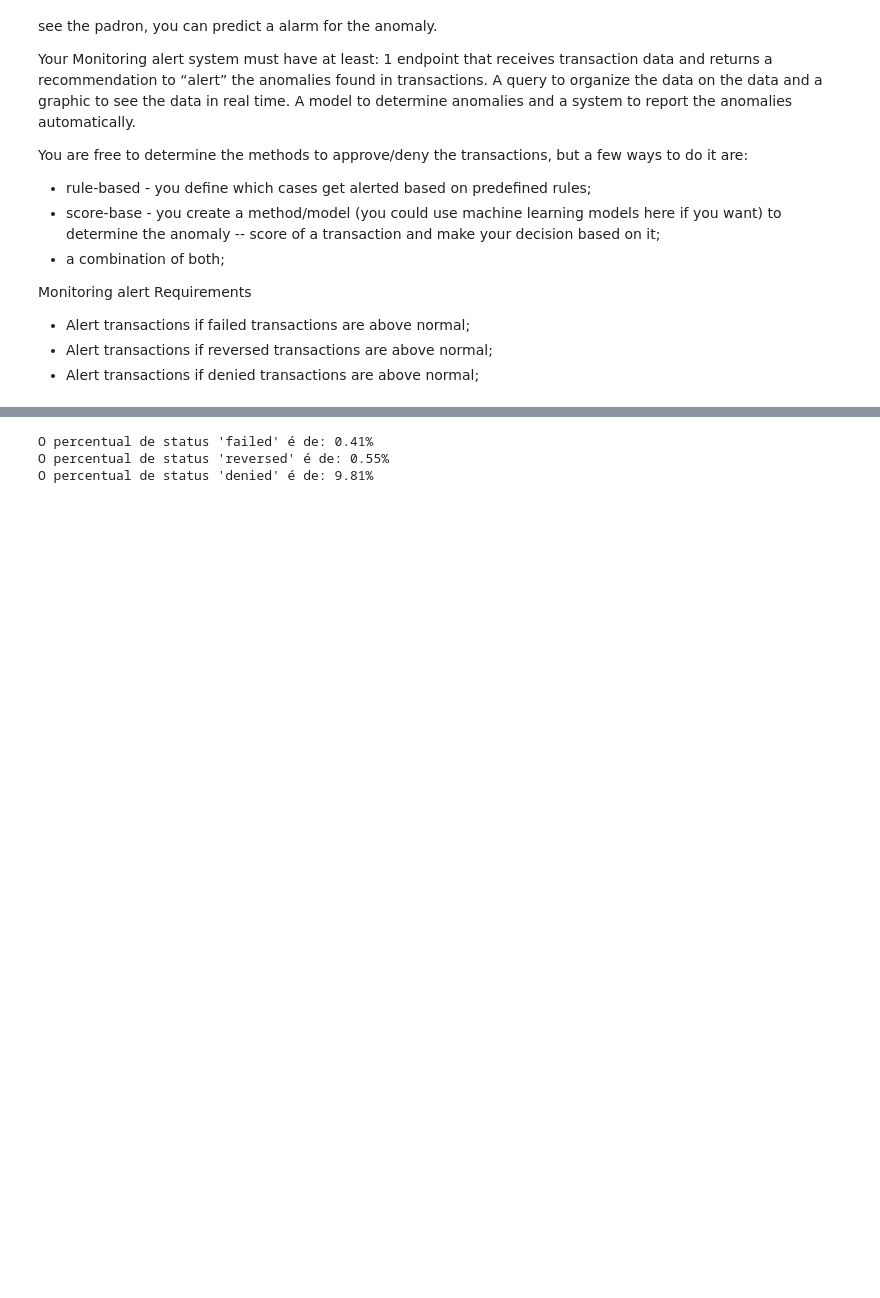
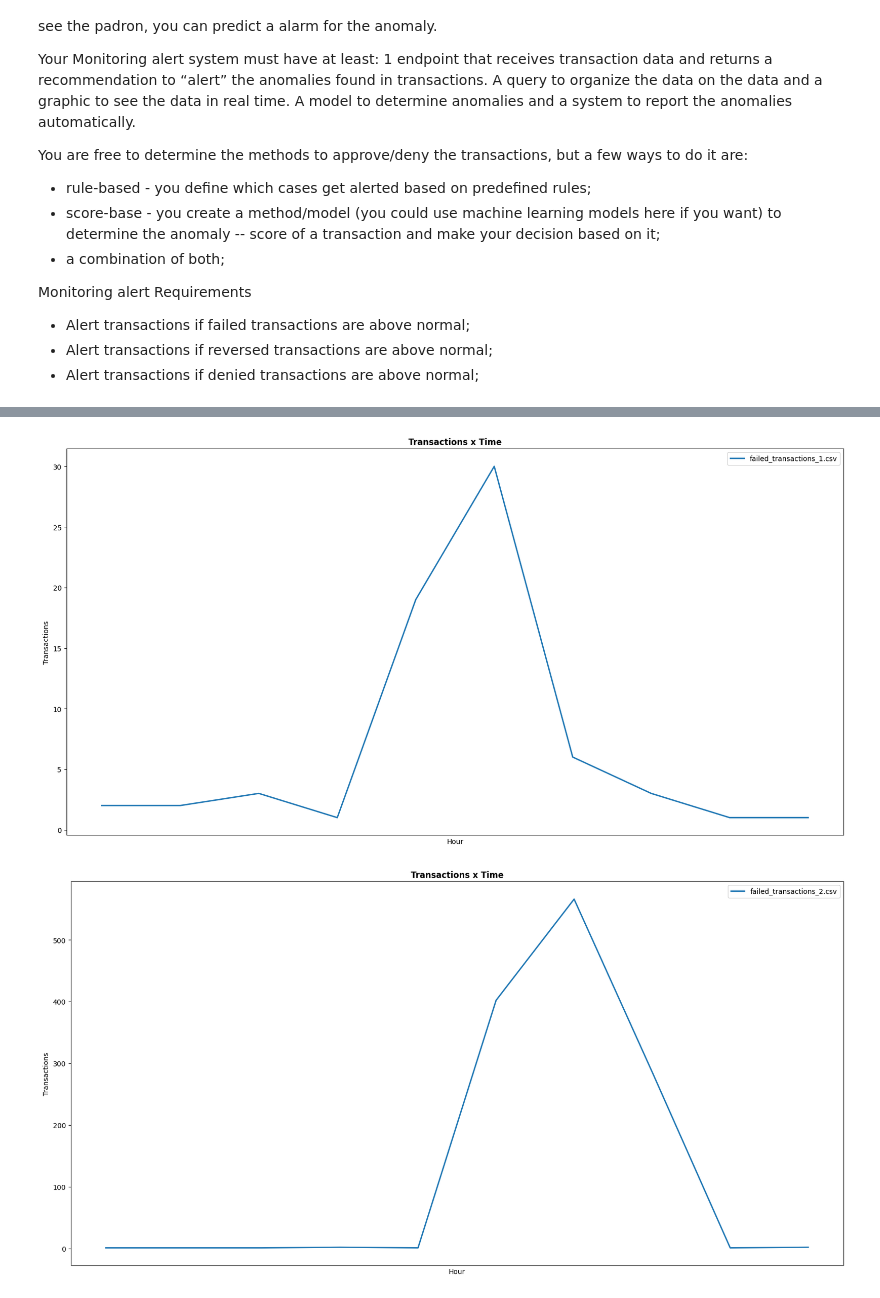
Before and after one commit to pedrofonsecapadilha/CloudWalk_Test, a Jupyter notebook: 3.2-SolveTheProblem.ipynb, the cells around one changed output, grey strips where cells are left out. Cells and saved outputs as stored; diff of their text form; code cells hidden in the pictures; blank space fills up the shorter version.

```diff
--- a/3.2-SolveTheProblem.ipynb
+++ b/3.2-SolveTheProblem.ipynb
@@ -239,62 +142,10 @@ O percentual de status 'denied' é de: 10.26%
-# %%
-import pandas as pd
-import pandasql as ps
-import matplotlib.pyplot as plt
-import numpy as np
-
-data_2 = pd.read_csv("transactions_2.csv")
-data_2[['hour', 'minutes']] = data_2.time.str.split("h ", expand = True)
-data_2.head(5)
-
-data_2_total = ps.sqldf("""
-SELECT
-    SUM (ALL count) AS 'total_count'
-FROM
-    data_2
-""")
-
-# CÁLCULO DO % FAILED
-
-data_2_failed = ps.sqldf("""
-SELECT
-    SUM (ALL count) AS 'failed_count'
-FROM
-    data_2
-WHERE
-    status = 'failed'
-""")
-
-failed_med = round(float((data_2_failed.iloc[:,0].values / data_2_total.iloc[:,0].values)*100), 2)
-print(f"O percentual de status 'failed' é de: {failed_med}%")
-
-# CÁLCULO DO % REVERSED
-
-data_2_reversed = ps.sqldf("""
-SELECT
-    SUM (ALL count) AS 'reversed_count'
-FROM
-    data_2
-WHERE
-    status = 'reversed'
-""")
-
-reversed_med = round(float((data_2_reversed.iloc[:,0].values / data_2_total.iloc[:,0].values)*100), 2)
-print(f"O percentual de status 'reversed' é de: {reversed_med}%")
-
-# CÁLCULO DO % DENIED
-
-data_2_denied = ps.sqldf("""
-SELECT
-    SUM (ALL count) AS 'denied_count'
-FROM
-    data_2
-WHERE
-    status = 'denied'
-""")
-
-denied_med = round(float((data_2_denied.iloc[:,0].values / data_2_total.iloc[:,0].values)*100), 2)
-print(f"O percentual de status 'denied' é de: {denied_med}%")
-# %% [output]
-O percentual de status 'failed' é de: 0.41%
-O percentual de status 'reversed' é de: 0.55%
-O percentual de status 'denied' é de: 9.81%
+# %%
+plot_graph_h('transactions_1.csv', 'failed')
+plot_graph_h('transactions_2.csv', 'failed')
+plot_graph_h('transactions_1.csv', 'reversed')
+plot_graph_h('transactions_2.csv', 'reversed')
+plot_graph_h('transactions_1.csv', 'denied')
+plot_graph_h('transactions_2.csv', 'denied')
+# %% [output]
+[figure, added]
+[figure, added]
```
Also changed, not shown: parts of 16 cells of this notebook, 1 other file.
